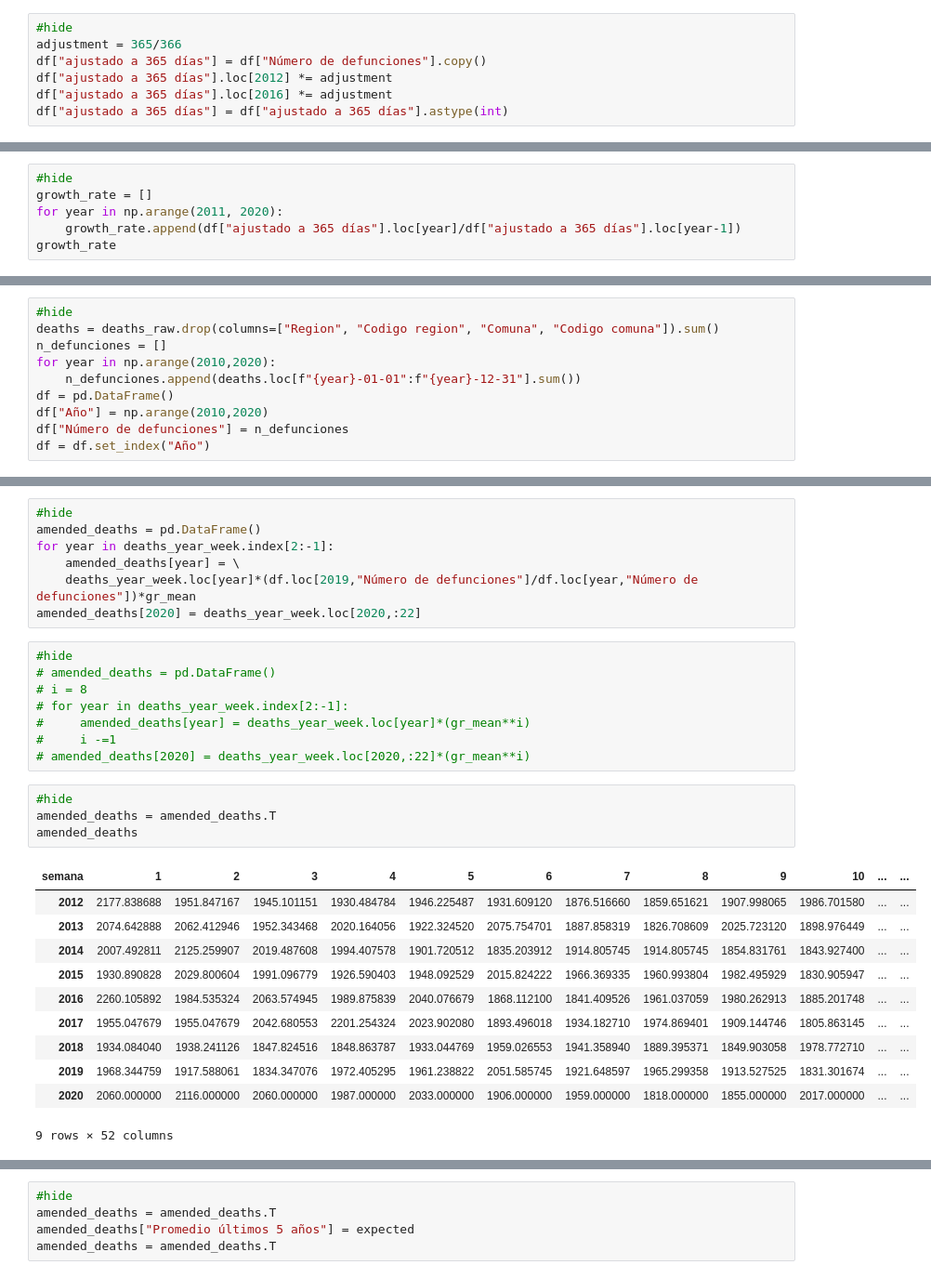
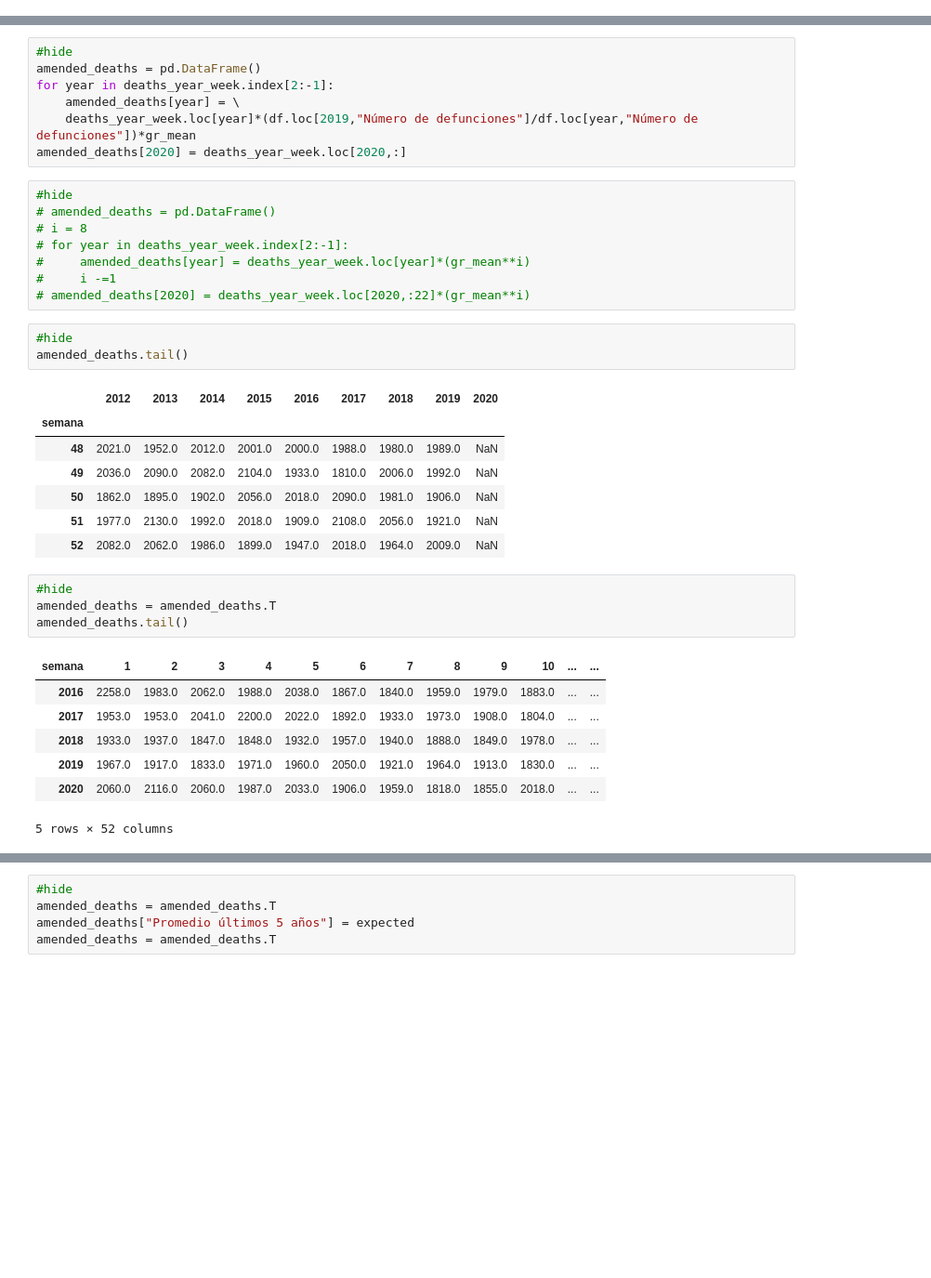
Before and after one commit to alonsosilvaallende/covid-19-fastpages, a Jupyter notebook: _notebooks/2020-06-07-Excess-mortality.ipynb, the cells around one changed output, grey strips where cells are left out. Shown: that part at 93% size. Cells and saved outputs as stored; diff of their text form; blank space fills up the shorter version.

Commit message:
Update week 23

```diff
--- a/_notebooks/2020-06-07-Excess-mortality.ipynb
+++ b/_notebooks/2020-06-07-Excess-mortality.ipynb
@@ -200,10 +297,3 @@ df = pd.DataFrame()
 df["Año"] = np.arange(2010,2020)
 df["Número de defunciones"] = n_defunciones
 df = df.set_index("Año")
-# %%
-#hide
-adjustment = 365/366
-df["ajustado a 365 días"] = df["Número de defunciones"].copy()
-df["ajustado a 365 días"].loc[2012] *= adjustment
-df["ajustado a 365 días"].loc[2016] *= adjustment
-df["ajustado a 365 días"] = df["ajustado a 365 días"].astype(int)
@@ -215,6 +299,0 @@ See the caveats in the documentation: https://pandas.pydata.org/pandas-docs/stab
-# %%
-#hide
-growth_rate = []
-for year in np.arange(2011, 2020):
-    growth_rate.append(df["ajustado a 365 días"].loc[year]/df["ajustado a 365 días"].loc[year-1])
-growth_rate
@@ -248,13 +300,3 @@ Promedio de las tasas de crecimiento anual entre 2012 y 2019: 1.54
-# %%
-#hide
-deaths = deaths_raw.drop(columns=["Region", "Codigo region", "Comuna", "Codigo comuna"]).sum()
-n_defunciones = []
-for year in np.arange(2010,2020):
-    n_defunciones.append(deaths.loc[f"{year}-01-01":f"{year}-12-31"].sum())
-df = pd.DataFrame()
-df["Año"] = np.arange(2010,2020)
-df["Número de defunciones"] = n_defunciones
-df = df.set_index("Año")
 # %%
 #hide
 adjustment = 365/366
@@ -339,7 +393,7 @@ amended_deaths = pd.DataFrame()
 for year in deaths_year_week.index[2:-1]:
     amended_deaths[year] = \
     deaths_year_week.loc[year]*(df.loc[2019,"Número de defunciones"]/df.loc[year,"Número de defunciones"])*gr_mean
-amended_deaths[2020] = deaths_year_week.loc[2020,:22]
+amended_deaths[2020] = deaths_year_week.loc[2020,:]
 # %%
 #hide
 # amended_deaths = pd.DataFrame()
@@ -348,21 +402,28 @@ amended_deaths[2020] = deaths_year_week.loc[2020,:22]
 #     amended_deaths[year] = deaths_year_week.loc[year]*(gr_mean**i)
 #     i -=1
 # amended_deaths[2020] = deaths_year_week.loc[2020,:22]*(gr_mean**i)
+# %%
+#hide
+amended_deaths.tail()
+# %% [output]
+|  | 2012 | 2013 | 2014 | 2015 | 2016 | 2017 | 2018 | 2019 | 2020 |
+| semana |  |  |  |  |  |  |  |  |  |
+| 48 | 2021.0 | 1952.0 | 2012.0 | 2001.0 | 2000.0 | 1988.0 | 1980.0 | 1989.0 | NaN |
+| 49 | 2036.0 | 2090.0 | 2082.0 | 2104.0 | 1933.0 | 1810.0 | 2006.0 | 1992.0 | NaN |
+| 50 | 1862.0 | 1895.0 | 1902.0 | 2056.0 | 2018.0 | 2090.0 | 1981.0 | 1906.0 | NaN |
+| 51 | 1977.0 | 2130.0 | 1992.0 | 2018.0 | 1909.0 | 2108.0 | 2056.0 | 1921.0 | NaN |
+| 52 | 2082.0 | 2062.0 | 1986.0 | 1899.0 | 1947.0 | 2018.0 | 1964.0 | 2009.0 | NaN |
 # %%
 #hide
 amended_deaths = amended_deaths.T
-amended_deaths
+amended_deaths.tail()
 # %% [output]
 | semana | 1 | 2 | 3 | 4 | 5 | 6 | 7 | 8 | 9 | 10 | ... | ... |
-| 2012 | 2177.838688 | 1951.847167 | 1945.101151 | 1930.484784 | 1946.225487 | 1931.609120 | 1876.516660 | 1859.651621 | 1907.998065 | 1986.701580 | ... | ... |
-| 2013 | 2074.642888 | 2062.412946 | 1952.343468 | 2020.164056 | 1922.324520 | 2075.754701 | 1887.858319 | 1826.708609 | 2025.723120 | 1898.976449 | ... | ... |
-| 2014 | 2007.492811 | 2125.259907 | 2019.487608 | 1994.407578 | 1901.720512 | 1835.203912 | 1914.805745 | 1914.805745 | 1854.831761 | 1843.927400 | ... | ... |
-| 2015 | 1930.890828 | 2029.800604 | 1991.096779 | 1926.590403 | 1948.092529 | 2015.824222 | 1966.369335 | 1960.993804 | 1982.495929 | 1830.905947 | ... | ... |
-| 2016 | 2260.105892 | 1984.535324 | 2063.574945 | 1989.875839 | 2040.076679 | 1868.112100 | 1841.409526 | 1961.037059 | 1980.262913 | 1885.201748 | ... | ... |
-| 2017 | 1955.047679 | 1955.047679 | 2042.680553 | 2201.254324 | 2023.902080 | 1893.496018 | 1934.182710 | 1974.869401 | 1909.144746 | 1805.863145 | ... | ... |
-| 2018 | 1934.084040 | 1938.241126 | 1847.824516 | 1848.863787 | 1933.044769 | 1959.026553 | 1941.358940 | 1889.395371 | 1849.903058 | 1978.772710 | ... | ... |
-| 2019 | 1968.344759 | 1917.588061 | 1834.347076 | 1972.405295 | 1961.238822 | 2051.585745 | 1921.648597 | 1965.299358 | 1913.527525 | 1831.301674 | ... | ... |
-| 2020 | 2060.000000 | 2116.000000 | 2060.000000 | 1987.000000 | 2033.000000 | 1906.000000 | 1959.000000 | 1818.000000 | 1855.000000 | 2017.000000 | ... | ... |
+| 2016 | 2258.0 | 1983.0 | 2062.0 | 1988.0 | 2038.0 | 1867.0 | 1840.0 | 1959.0 | 1979.0 | 1883.0 | ... | ... |
+| 2017 | 1953.0 | 1953.0 | 2041.0 | 2200.0 | 2022.0 | 1892.0 | 1933.0 | 1973.0 | 1908.0 | 1804.0 | ... | ... |
+| 2018 | 1933.0 | 1937.0 | 1847.0 | 1848.0 | 1932.0 | 1957.0 | 1940.0 | 1888.0 | 1849.0 | 1978.0 | ... | ... |
+| 2019 | 1967.0 | 1917.0 | 1833.0 | 1971.0 | 1960.0 | 2050.0 | 1921.0 | 1964.0 | 1913.0 | 1830.0 | ... | ... |
+| 2020 | 2060.0 | 2116.0 | 2060.0 | 1987.0 | 2033.0 | 1906.0 | 1959.0 | 1818.0 | 1855.0 | 2018.0 | ... | ... |
-9 rows × 52 columns
+5 rows × 52 columns
 # %%
 #hide
```
Also changed, not shown: parts of 79 cells of this notebook.
